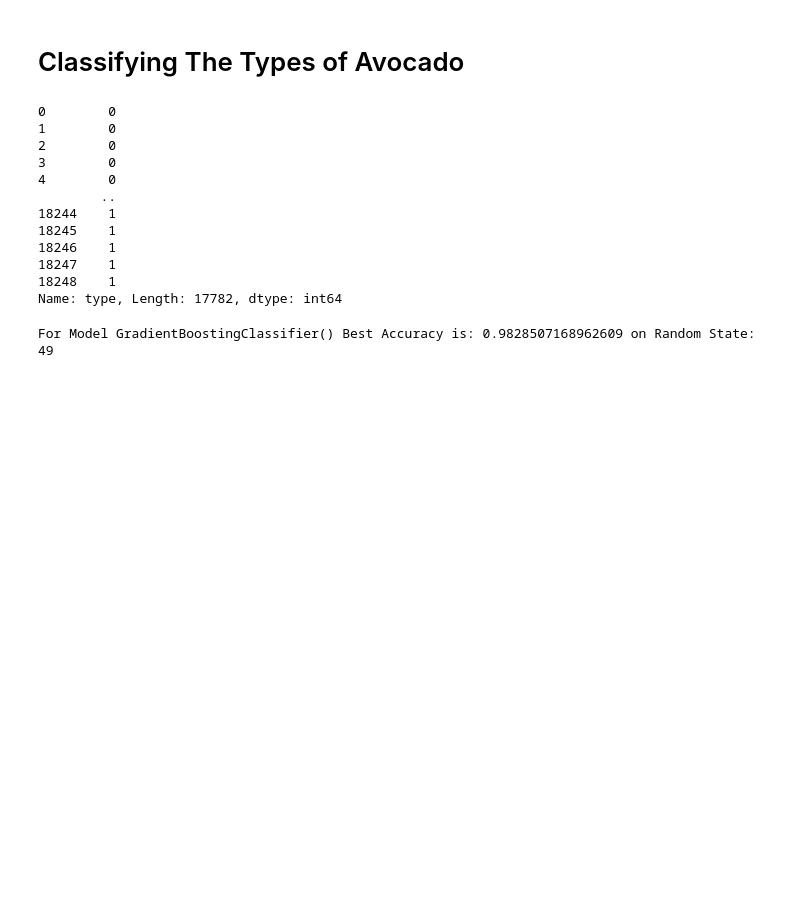
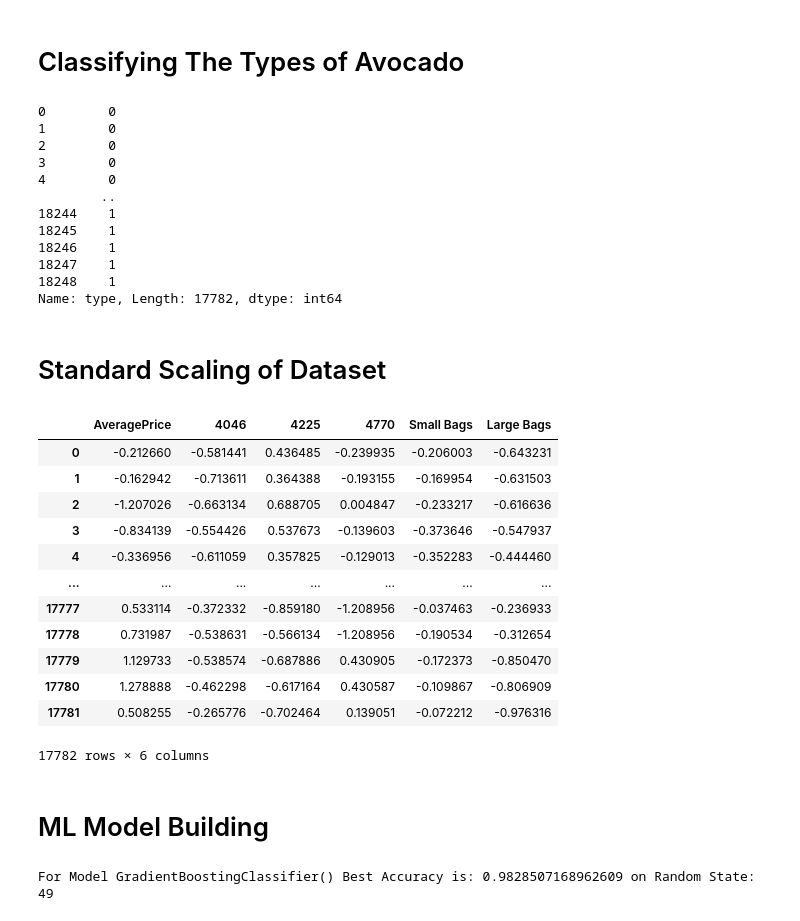
Before and after one commit to aakash0101/Evaluation-project, a Jupyter notebook: Avocado Project (EP1-2).ipynb, the cells around one changed output. Cells and saved outputs as stored; diff of their text form; code cells hidden in the pictures; blank space fills up the shorter version.

```diff
--- a/Avocado Project (EP1-2).ipynb
+++ b/Avocado Project (EP1-2).ipynb
@@ -640,6 +616,29 @@ Y
 18247    1
 18248    1
 Name: type, Length: 17782, dtype: int64
+# %% [markdown]
+# Standard Scaling of Dataset
+# %%
+from sklearn.preprocessing import StandardScaler
+scaler=StandardScaler()
+x_scaled=pd.DataFrame(scaler.fit_transform(X_),columns = X_.columns)
+x_scaled
+# %% [output]
+|  | AveragePrice | 4046 | 4225 | 4770 | Small Bags | Large Bags |
+| 0 | -0.212660 | -0.581441 | 0.436485 | -0.239935 | -0.206003 | -0.643231 |
+| 1 | -0.162942 | -0.713611 | 0.364388 | -0.193155 | -0.169954 | -0.631503 |
+| 2 | -1.207026 | -0.663134 | 0.688705 | 0.004847 | -0.233217 | -0.616636 |
+| 3 | -0.834139 | -0.554426 | 0.537673 | -0.139603 | -0.373646 | -0.547937 |
+| 4 | -0.336956 | -0.611059 | 0.357825 | -0.129013 | -0.352283 | -0.444460 |
+| ... | ... | ... | ... | ... | ... | ... |
+| 17777 | 0.533114 | -0.372332 | -0.859180 | -1.208956 | -0.037463 | -0.236933 |
+| 17778 | 0.731987 | -0.538631 | -0.566134 | -1.208956 | -0.190534 | -0.312654 |
+| 17779 | 1.129733 | -0.538574 | -0.687886 | 0.430905 | -0.172373 | -0.850470 |
+| 17780 | 1.278888 | -0.462298 | -0.617164 | 0.430587 | -0.109867 | -0.806909 |
+| 17781 | 0.508255 | -0.265776 | -0.702464 | 0.139051 | -0.072212 | -0.976316 |
+17782 rows × 6 columns
+# %% [markdown]
+# ML Model Building
 # %%
 from sklearn.model_selection import train_test_split,GridSearchCV
 from sklearn.preprocessing import StandardScaler
```
Also changed, not shown: parts of 24 cells of this notebook, 1 other file.
